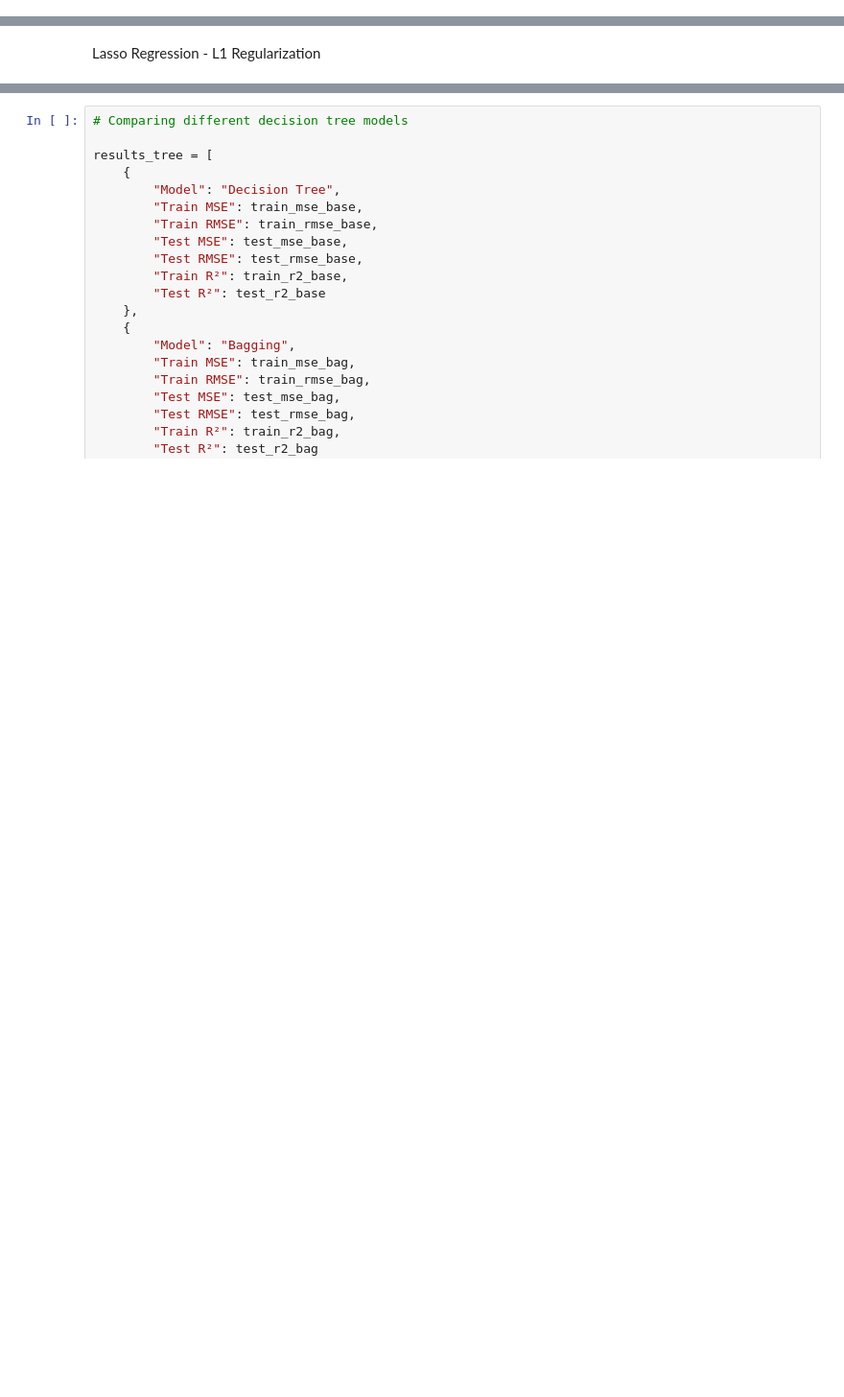
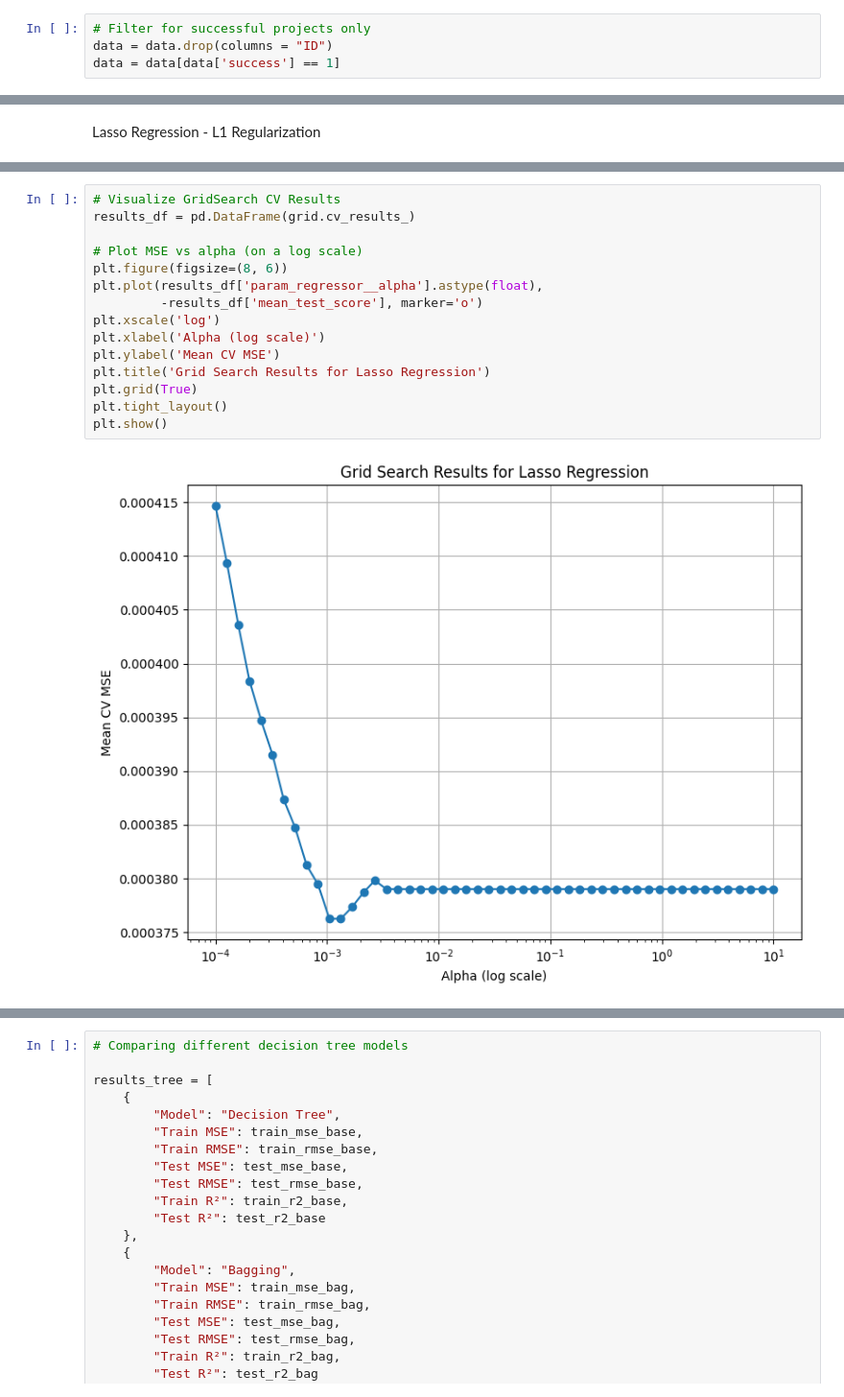
Before and after one commit to spy061/CX-4240, a Jupyter notebook: Models/Final Model - IRR.ipynb, the cells around one changed output, grey strips where cells are left out. Shown at 96% size. Drawn from its saved outputs; the diff is of its cells as text; blank space fills up the shorter version.

```diff
--- a/Models/Final Model - IRR.ipynb
+++ b/Models/Final Model - IRR.ipynb
@@ -189 +190,5 @@ data = data[data['success'] == 1]
+# %%
+# Filter for successful projects only
+data = data.drop(columns = "ID")
+data = data[data['success'] == 1]
 # %%
@@ -840,0 +398,17 @@ plt.show()
+# %%
+# Visualize GridSearch CV Results
+results_df = pd.DataFrame(grid.cv_results_)
+
+# Plot MSE vs alpha (on a log scale)
+plt.figure(figsize=(8, 6))
+plt.plot(results_df['param_regressor__alpha'].astype(float),
+         -results_df['mean_test_score'], marker='o')
+plt.xscale('log')
+plt.xlabel('Alpha (log scale)')
+plt.ylabel('Mean CV MSE')
+plt.title('Grid Search Results for Lasso Regression')
+plt.grid(True)
+plt.tight_layout()
+plt.show()
+# %% [output]
+[figure, added]
```
Also changed, not shown: parts of 94 cells of this notebook, 1 other file.
